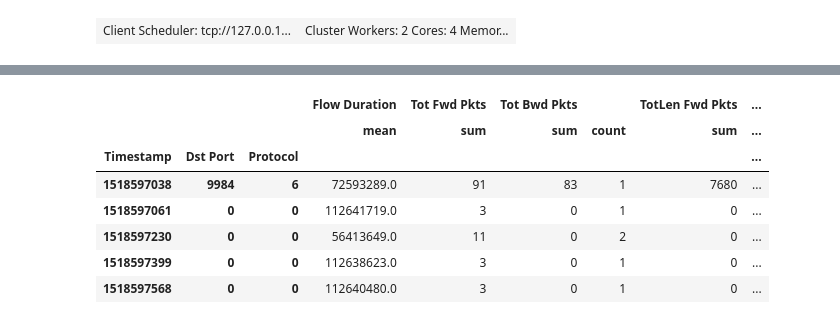
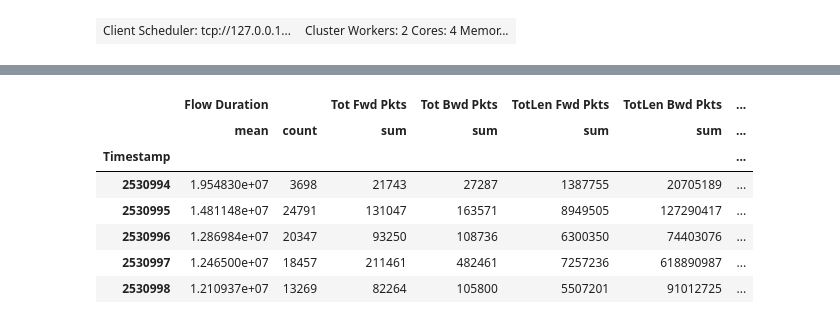
Before and after one commit to CGrosh/DATA_605_Project, a Jupyter notebook: IdsAnomalyDetection_mdehn_isolation_agg.ipynb, the cells around one changed output, grey strips where cells are left out. Drawn from its saved outputs; the diff is of its cells as text; code cells hidden in the pictures.

```diff
--- a/IdsAnomalyDetection_mdehn_isolation_agg.ipynb
+++ b/IdsAnomalyDetection_mdehn_isolation_agg.ipynb
@@ -28,8 +28,13 @@ display(client)
 | Client Scheduler: tcp://127.0.0.1... | Cluster Workers: 2 Cores: 4 Memor... |
 # %%
 # train on FTP-BruteForce data
-data = dd.read_csv("ids-data/Wednesday-14-02-2018_TrafficForML_CICFlowMeter.csv",dtype={'Active Mean': 'float64',
+data1 = dd.read_csv("ids-data/Wednesday-14-02-2018_TrafficForML_CICFlowMeter.csv",dtype={'Active Mean': 'float64',
        'Active Std': 'float64', 'Label': 'str'})
+
+data2 = dd.read_csv("ids-data/Thursday-15-02-2018_TrafficForML_CICFlowMeter.csv",dtype={'Active Mean': 'float64',
+       'Active Std': 'float64', 'Label': 'str'})
+
+data = data1.append(data2)
 # %%
 %%time
 
@@ -45,6 +50,16 @@ data['Timestamp'] = data['Timestamp'].apply(lambda x: time_cleaner(x), meta=('Ti
 data['Timestamp'] = dd.to_datetime(data.Timestamp, format='%d/%m/%Y %H:%M:%S').astype(np.int64)
 data['Timestamp'] = data['Timestamp'].apply(lambda x: np.int64(x / 1000000000), meta=('Timestamp', 'int64'))
 
+# There is some data that need to be dropped because they are corrupted. Easiest way to tell is if the
+# timestamp is completely off. We'll say anything before January 1 2018 needs to be dropped
+import datetime
+timestamp_cutoff = np.int64(datetime.datetime(2018, 1, 1).timestamp())
+print(len(data))
+data = data[data.Timestamp > timestamp_cutoff]
+print(len(data))
+
+data['Timestamp'] = data['Timestamp'].apply(lambda x: np.int64(x / 600), meta=('Timestamp', 'int64'))
+
 max_val = np.finfo(np.float32).max
 data['Flow Byts/s'] = data['Flow Byts/s'].apply(lambda x: x if x < max_val else max_val, meta=('Flow Byts/s', 'float32'))
 data['Flow Pkts/s'] = data['Flow Pkts/s'].apply(lambda x: x if x < max_val else max_val, meta=('Flow Pkts/s', 'float32'))
@@ -52,5 +67,5 @@ data['Flow Pkts/s'] = data['Flow Pkts/s'].apply(lambda x: x if x < max_val else
 data['Label'] = data['Label'].apply(lambda x: 0 if x == 'Benign' else 1, meta=('Label', 'int32'))
 
 clean_data = data.persist()
-display(len(clean_data))
+len(clean_data)
 # %% [output]
@@ -60,60 +77,47 @@ Wall time: 10.4 s
 # %%
-## Get the minimum time value
-#first_time = clean_data.nsmallest(1, 'Timestamp')
-
-## Get the maximum time value
-#last_time = clean_data.nlargest(1, 'Timestamp')
-
-# TODO: Have a way to specify the time window... right now it's by second
-# prev_time = 0
-# time_step = 1000000000
-# for t in range(first_time, last_time, time_step):
-#     # Get all records in the current time window
-#     window = clean_data[(clean_data.Timestamp > prev_time) & (clean_data.Timestamp <= t)]
-
-#     # Create a row that aggregates the information in each row
-
-
-#     prev_time = t
-
 # Possible features
 # Dst Port,Protocol,Timestamp,Flow Duration,Tot Fwd Pkts,Tot Bwd Pkts,TotLen Fwd Pkts,TotLen Bwd Pkts,Fwd Pkt Len Max,Fwd Pkt Len Min,Fwd Pkt Len Mean,Fwd Pkt Len Std,Bwd Pkt Len Max,Bwd Pkt Len Min,Bwd Pkt Len Mean,Bwd Pkt Len Std,Flow Byts/s,Flow Pkts/s,Flow IAT Mean,Flow IAT Std,Flow IAT Max,Flow IAT Min,Fwd IAT Tot,Fwd IAT Mean,Fwd IAT Std,Fwd IAT Max,Fwd IAT Min,Bwd IAT Tot,Bwd IAT Mean,Bwd IAT Std,Bwd IAT Max,Bwd IAT Min,Fwd PSH Flags,Bwd PSH Flags,Fwd URG Flags,Bwd URG Flags,Fwd Header Len,Bwd Header Len,Fwd Pkts/s,Bwd Pkts/s,Pkt Len Min,Pkt Len Max,Pkt Len Mean,Pkt Len Std,Pkt Len Var,FIN Flag Cnt,SYN Flag Cnt,RST Flag Cnt,PSH Flag Cnt,ACK Flag Cnt,URG Flag Cnt,CWE Flag Count,ECE Flag Cnt,Down/Up Ratio,Pkt Size Avg,Fwd Seg Size Avg,Bwd Seg Size Avg,Fwd Byts/b Avg,Fwd Pkts/b Avg,Fwd Blk Rate Avg,Bwd Byts/b Avg,Bwd Pkts/b Avg,Bwd Blk Rate Avg,Subflow Fwd Pkts,Subflow Fwd Byts,Subflow Bwd Pkts,Subflow Bwd Byts,Init Fwd Win Byts,Init Bwd Win Byts,Fwd Act Data Pkts,Fwd Seg Size Min,Active Mean,Active Std,Active Max,Active Min,Idle Mean,Idle Std,Idle Max,Idle Min,Label
 
-agg_data = clean_data.groupby(['Timestamp', 'Dst Port', 'Protocol']).agg(
+#agg_data = clean_data.groupby(['Timestamp', 'Dst Port', 'Protocol']).agg(
+agg_data = clean_data.groupby(['Timestamp']).agg(
     {
-        'Flow Duration': ['mean'],
+        'Flow Duration': ['mean', 'count'],
         'Tot Fwd Pkts': ['sum'],
-        'Tot Bwd Pkts': ['sum', 'count'],
+        'Tot Bwd Pkts': ['sum'],
         'TotLen Fwd Pkts' : ['sum'],
         'TotLen Bwd Pkts' : ['sum'],
         'Fwd Pkt Len Max' : ['mean'],
         'Fwd Pkt Len Min' : ['mean'],
         'Fwd Pkt Len Mean' : ['mean'],
-        #'Fwd PSH Flags' : ['count'],
-        #'Bwd PSH Flags' : ['count'],
-        #'Fwd URG Flags' : ['count'],
-        #'Bwd URG Flags' : ['count'],
-        'FIN Flag Cnt' : ['count'],
-        'SYN Flag Cnt' : ['count'],
-        'RST Flag Cnt' : ['count'],
-        'PSH Flag Cnt' : ['count'],
-        'ACK Flag Cnt' : ['count'],
-        #'URG Flag Cnt' : ['count'],
-        #'CWE Flag Count' : ['count'],
-        #'ECE Flag Cnt' : ['count'],
+        'Fwd PSH Flags' : ['sum'],
+        'Bwd PSH Flags' : ['sum'],
+        'Fwd URG Flags' : ['sum'],
+        'Bwd URG Flags' : ['sum'],
+        'FIN Flag Cnt' : ['sum'],
+        'SYN Flag Cnt' : ['sum'],
+        'RST Flag Cnt' : ['sum'],
+        'PSH Flag Cnt' : ['sum'],
+        'ACK Flag Cnt' : ['sum'],
+        'URG Flag Cnt' : ['sum'],
+        'CWE Flag Count' : ['sum'],
+        'ECE Flag Cnt' : ['sum'],
+        'Pkt Size Avg' : ['mean'],
+        'Fwd IAT Mean' : ['mean'],
+        'Bwd IAT Mean' : ['mean'],
+        'Idle Min' : ['mean'],
         'Label': ['sum']
     }
 )
 
 agg_data.head()
 # %% [output]
-|  |  |  | Flow Duration | Tot Fwd Pkts | Tot Bwd Pkts |  | TotLen Fwd Pkts | ... |
-|  |  |  | mean | sum | sum | count | sum | ... |
-| Timestamp | Dst Port | Protocol |  |  |  |  |  | ... |
-| 1518597038 | 9984 | 6 | 72593289.0 | 91 | 83 | 1 | 7680 | ... |
-| 1518597061 | 0 | 0 | 112641719.0 | 3 | 0 | 1 | 0 | ... |
-| 1518597230 | 0 | 0 | 56413649.0 | 11 | 0 | 2 | 0 | ... |
-| 1518597399 | 0 | 0 | 112638623.0 | 3 | 0 | 1 | 0 | ... |
-| 1518597568 | 0 | 0 | 112640480.0 | 3 | 0 | 1 | 0 | ... |
+|  | Flow Duration |  | Tot Fwd Pkts | Tot Bwd Pkts | TotLen Fwd Pkts | TotLen Bwd Pkts | ... |
+|  | mean | count | sum | sum | sum | sum | ... |
+| Timestamp |  |  |  |  |  |  | ... |
+| 2530994 | 1.954830e+07 | 3698 | 21743 | 27287 | 1387755 | 20705189 | ... |
+| 2530995 | 1.481148e+07 | 24791 | 131047 | 163571 | 8949505 | 127290417 | ... |
+| 2530996 | 1.286984e+07 | 20347 | 93250 | 108736 | 6300350 | 74403076 | ... |
+| 2530997 | 1.246500e+07 | 18457 | 211461 | 482461 | 7257236 | 618890987 | ... |
+| 2530998 | 1.210937e+07 | 13269 | 82264 | 105800 | 5507201 | 91012725 | ... |
 # %%
 len(agg_data[agg_data['Label']['sum'] > 0])
```
Also changed, not shown: parts of 6 cells of this notebook.
